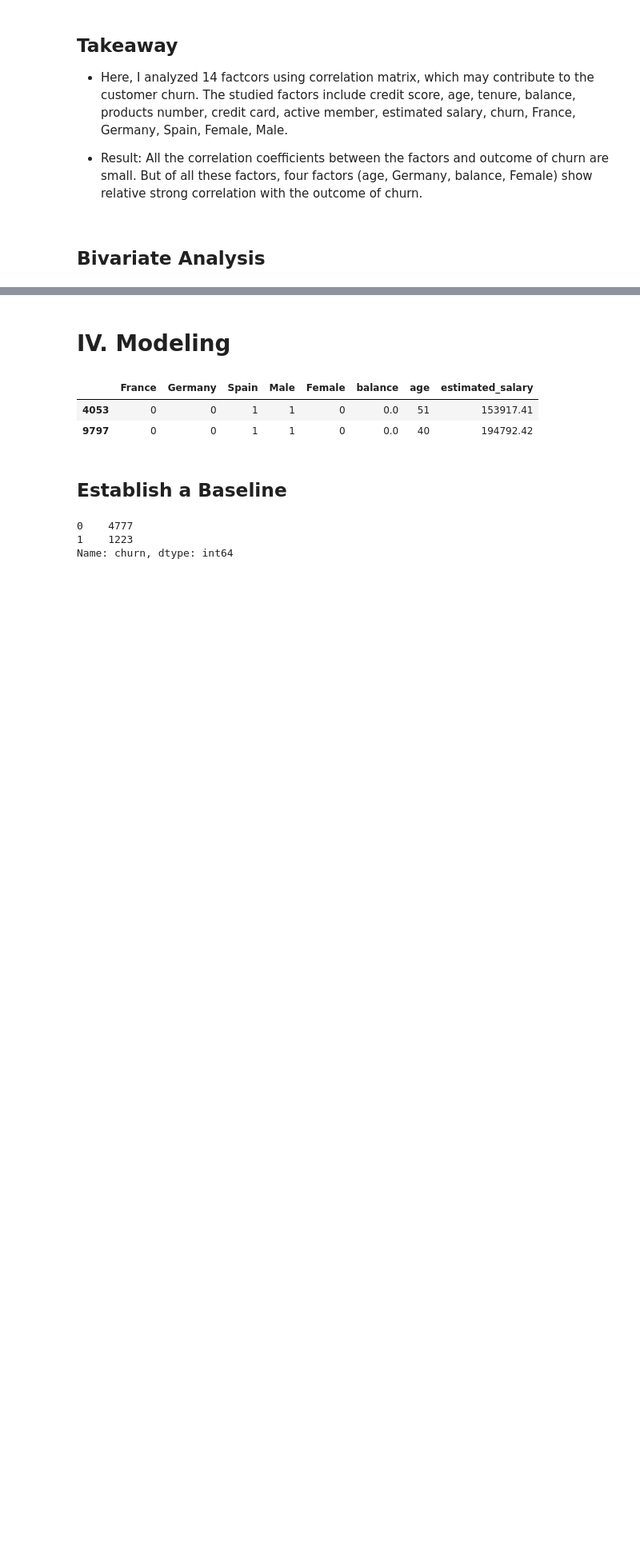
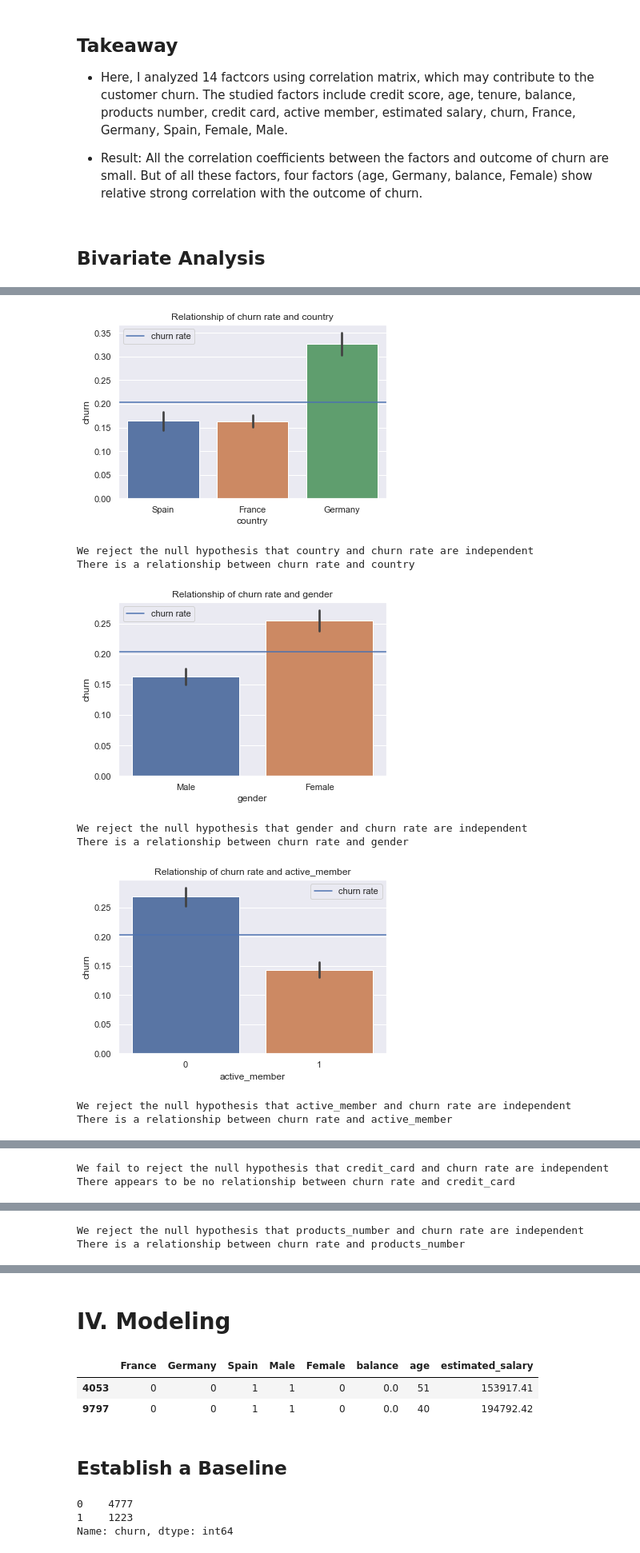
Before and after one commit to patrickamwayi/individual-project-, a Jupyter notebook: bank_customer_churn_prediction.ipynb, the cells around one changed output, grey strips where cells are left out. Shown at 80% size. Drawn from its saved outputs; the diff is of its cells as text; code cells hidden in the pictures; blank space fills up the shorter version.

```diff
--- a/bank_customer_churn_prediction.ipynb
+++ b/bank_customer_churn_prediction.ipynb
@@ -266,7 +340,7 @@ plt.show()
 ## Bivariate Analysis
 # %%
 #categorical & quantitative variables
-cat_var = ['country','gender','active_member', 'credit_card', 'products_number','churn' ]
+cat_vars = ['country','gender','active_member', 'credit_card', 'products_number' ]
 target = 'churn'
 cat_vars2=['country','gender','active_member', 'credit_card', 'products_number']
 quant_var = ['credit_score', 'balance', 'estimated_salary', 'age', 'tenure']
@@ -281,7 +346,0 @@ def run_chi2(train, cat_var, churn):
-# %%
-for var in cat_var:
-    chi2_summary, observed, expected = run_chi2(train, var, "churn")
-    print (chi2_summary, observed, expected)
-    plt.figure(figsize = (20,20))
-    plt.subplot(3,2,1)
-    sns.countplot(x = var, hue= 'churn', palette='Set1', data = df)
@@ -311,0 +347,39 @@ gender
+# %%
+def cat_vis(train, col):
+    plt.title('Relationship of churn rate and '+col)
+    sns.barplot(x=col, y='churn', data=train)
+    churn_rate = train.churn.mean()
+    plt.axhline(churn_rate, label='churn rate')
+    plt.legend()
+    plt.show()
+
+def cat_test(train, col):
+    alpha = 0.05
+    null_hyp = col+' and churn rate are independent'
+    alt_hyp = 'There is a relationship between churn rate and '+col
+    observed = pd.crosstab(train.churn, train[col])
+    chi2, p, degf, expected = stats.chi2_contingency(observed)
+    if p < alpha:
+        print('We reject the null hypothesis that', null_hyp)
+        print(alt_hyp)
+    else:
+        print('We fail to reject the null hypothesis that', null_hyp)
+        print('There appears to be no relationship between churn rate and '+col)
+
+def cat_analysis(train, col):
+    cat_vis(train, col)
+    cat_test(train, col)
+# %%
+
+for col in cat_vars:
+    cat_analysis(train, col)
+# %% [output]
+[figure, added]
+We reject the null hypothesis that country and churn rate are independent
+There is a relationship between churn rate and country
+[figure, added]
+We reject the null hypothesis that gender and churn rate are independent
+There is a relationship between churn rate and gender
+[figure, added]
+We reject the null hypothesis that active_member and churn rate are independent
+There is a relationship between churn rate and active_member
@@ -311,0 +387,2 @@ gender
+We fail to reject the null hypothesis that credit_card and churn rate are independent
+There appears to be no relationship between churn rate and credit_card
@@ -312,2 +390,4 @@ gender
+We reject the null hypothesis that products_number and churn rate are independent
+There is a relationship between churn rate and products_number
 # %% [markdown]
 ## Takeaways
```
Also changed, not shown: parts of 19 cells of this notebook.
